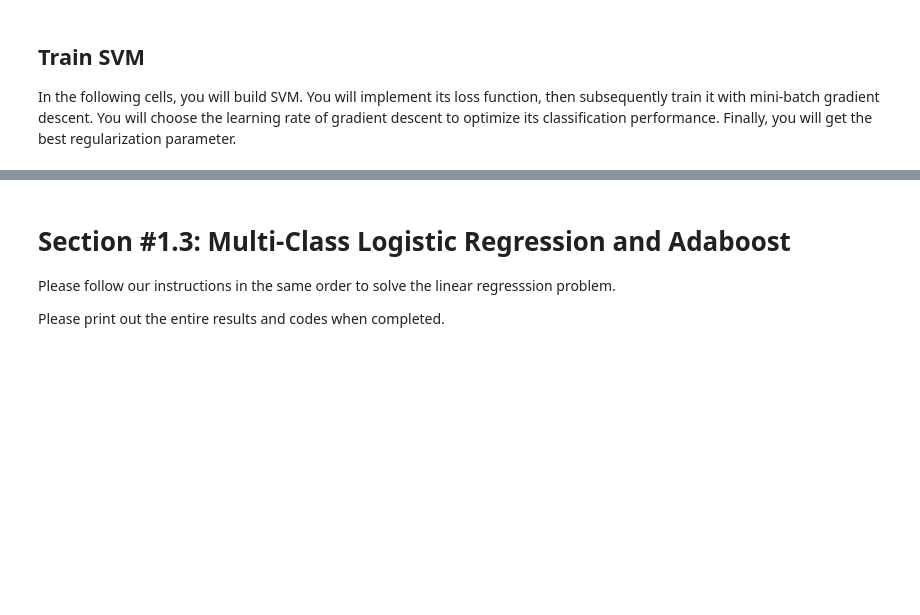
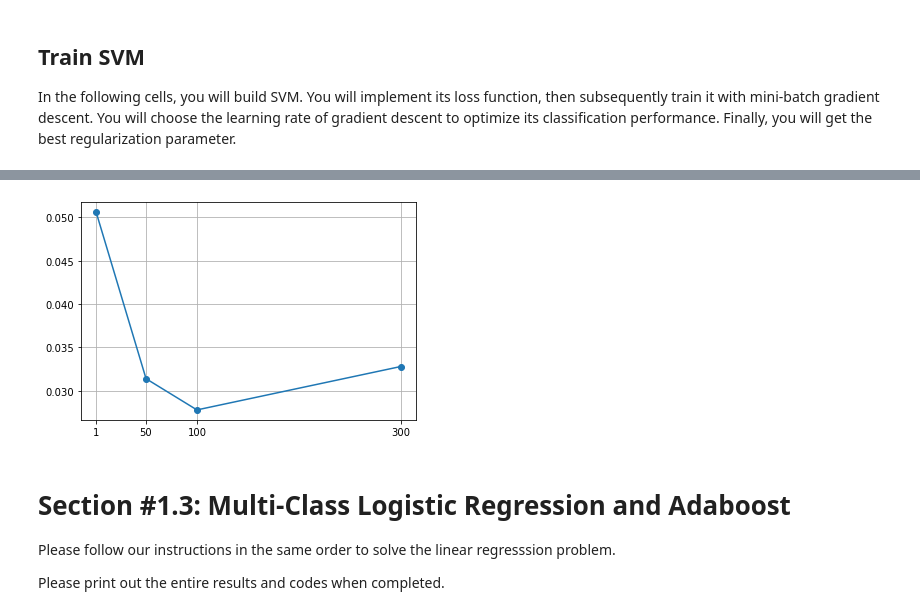
Before and after one commit to yunhaj47/21W-EE246-proj1, a Jupyter notebook: Code/Notebook.ipynb, the cells around one changed output, grey strips where cells are left out. Cells and saved outputs as stored; diff of their text form; code cells hidden in the pictures; blank space fills up the shorter version.

```diff
--- a/Code/Notebook.ipynb
+++ b/Code/Notebook.ipynb
@@ -697,17 +718,38 @@ print(test_err)
 # %%
 Batch = [1, 50 , 100, 300]
 test_err = np.zeros((len(Batch),1))
 # ================================================================ #
 # YOUR CODE HERE:
 # Train the SVM for different batch size Avergae the test error over 10 times
 # ================================================================ #
 for t in range (0,10):
     for m in range(0,len(Batch)):
+        batch_size = Batch[m]
+        num_iters = int(np.ceil(8000 / batch_size))
+
+        svm = SVM(d=d, reg_param=0)
+        loss_history, w = svm.train_svm(X_train,y_train, eta=1e-5, batch_size=batch_size, num_iters=num_iters)
+
+        # compute the test error
+        y_pred_test = svm.predict(X_test)
+        num_missed = np.sum(y_test != y_pred_test)
+        test_err[m] += (num_missed / X_test.shape[0])
+
+test_err = test_err / 10
+
+# plot the test error as a function of the batch size.
+my_xticks = ['1','50','100','300']
+plt.xticks(Batch, my_xticks)
+plt.plot(Batch, test_err, 'o-')
+plt.grid()
+plt.show()
 
 
 # ================================================================ #
 # END YOUR CODE HERE
 # ================================================================ #
+# %% [output]
+[figure, added]
 # %% [markdown]
 # Section \#1.3: Multi-Class Logistic Regression and Adaboost
 
```
Also changed, not shown: parts of 4 cells of this notebook, 1 other file.
